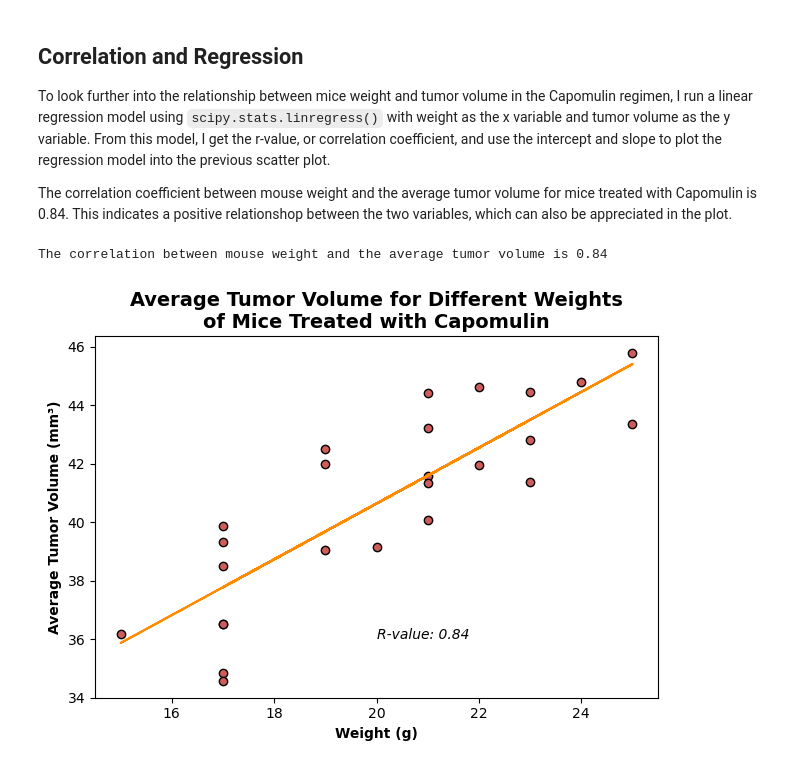
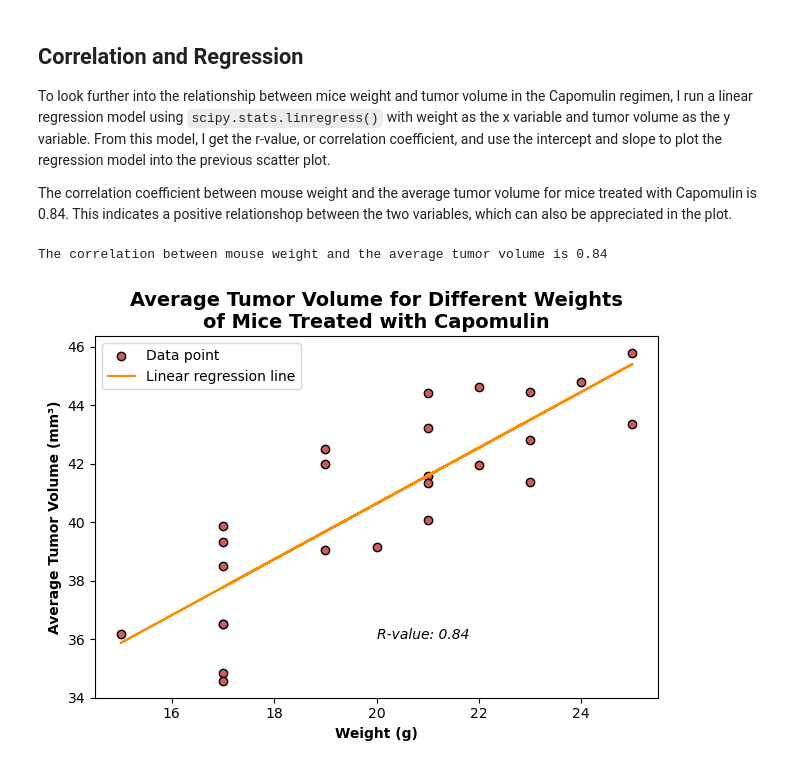
Before and after one commit to tsbarr/matplotlib-challenge, a Jupyter notebook: Pymaceuticals/pymaceuticals_analysis_tsbarr.ipynb, the cells around one changed output. Drawn from its saved outputs; the diff is of its cells as text; code cells hidden in the pictures.

```diff
--- a/Pymaceuticals/pymaceuticals_analysis_tsbarr.ipynb
+++ b/Pymaceuticals/pymaceuticals_analysis_tsbarr.ipynb
@@ -682,43 +689,49 @@ plt.scatter(
     x=x_values,
     y=y_values,
     color='indianred',
-    edgecolors='k'
+    edgecolors='k',
+    label='Data point'
 )
 # Add the linear regression line
 plt.plot(
     x_values,
     weight_volume_res.intercept + weight_volume_res.slope*x_values,
-    color='darkorange'
+    color='darkorange',
+    label='Linear regression line'
 )
+
 # Add a text label with the r-value
 plt.text(
     x=20,
     y=36,
     s=f"R-value: {rval:.2f}",
     fontdict={'fontstyle': 'italic', 'size': 10}
 )
 # Set and format x and y labels and title
 plt.xlabel(
     'Weight (g)',
     fontdict={'weight': 700}
 )
 plt.ylabel(
     'Average Tumor Volume (mm\u00b3)',
     fontdict={'weight': 700}
 )
 plt.title(
     'Average Tumor Volume for Different Weights\nof Mice Treated with Capomulin',
     fontdict={'weight': 700, 'size': 14}
 )
 
+# Add legend
+plt.legend()
+
 # Improve layout and make sure all labels are displayed
 plt.tight_layout()
 
 # Save plot
 plt.savefig('results/scatter_with_linregress_tl.png')
 
 # Display plot
 plt.show()
 # %% [output]
 The correlation between mouse weight and the average tumor volume is 0.84
-[figure, old version]
+[figure, new version]
```
Also changed, not shown: parts of 2 cells of this notebook, 3 other files.
